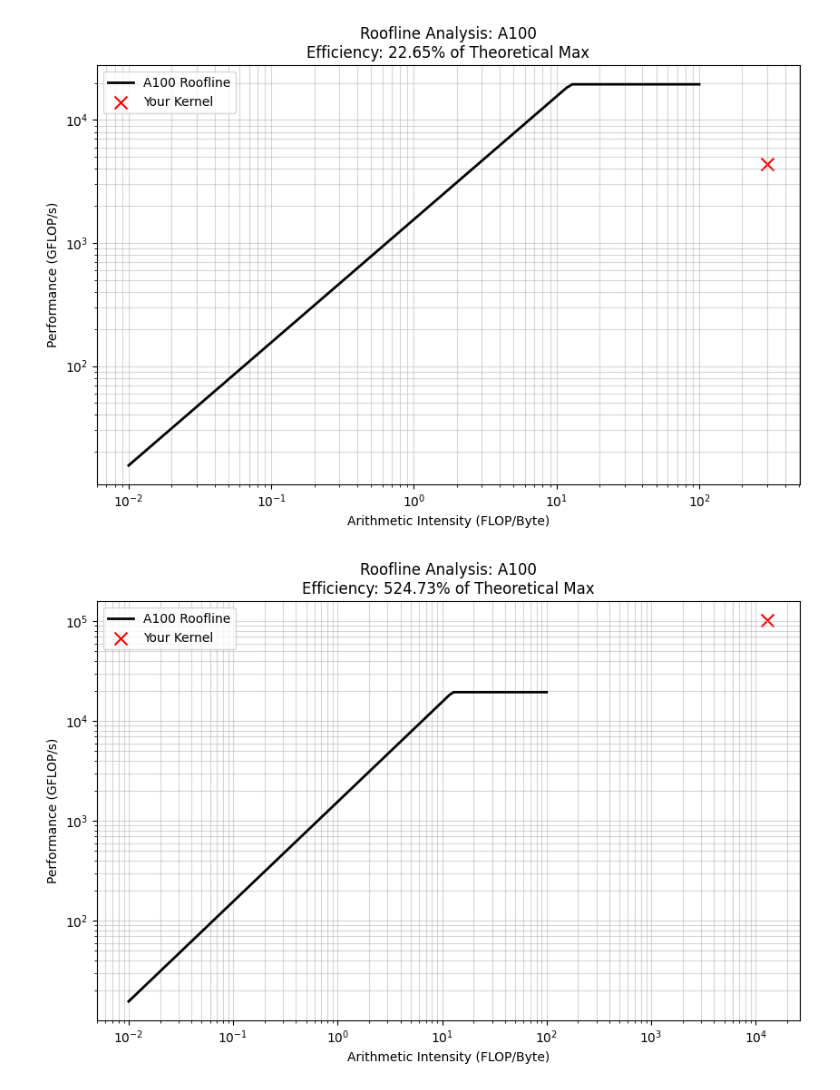
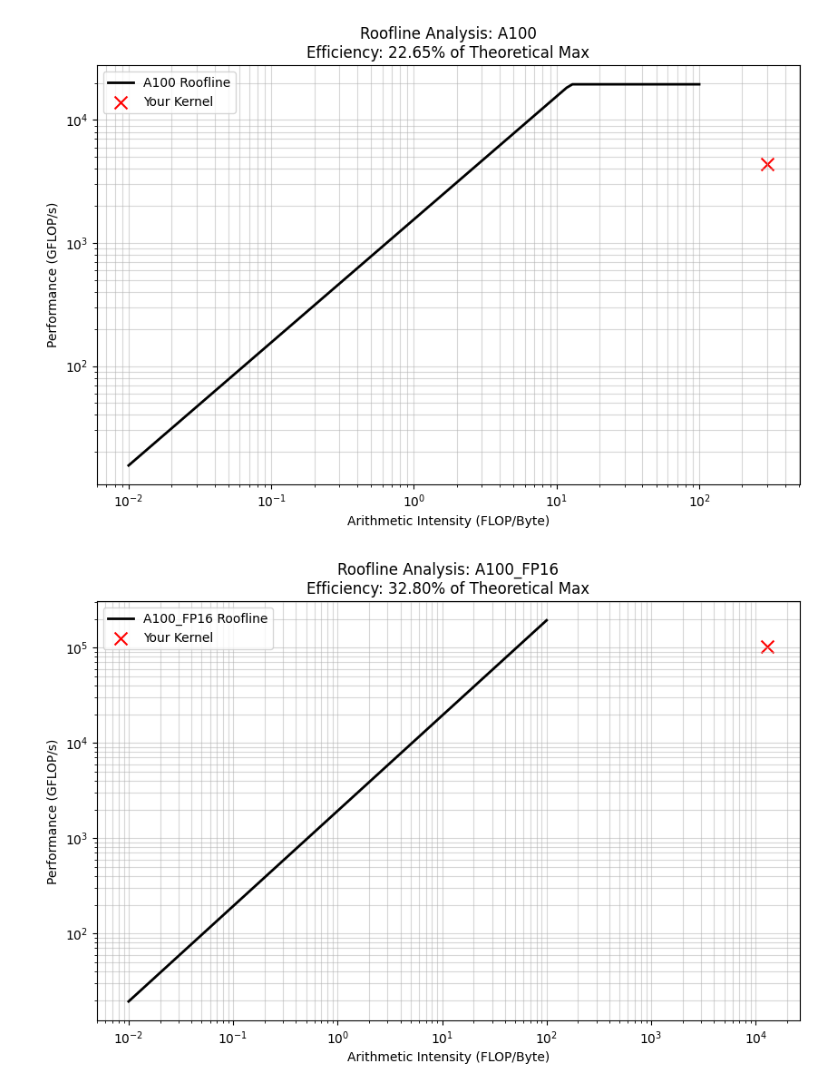
Before and after one commit to ayush-os/roofline-fun, a Jupyter notebook: roofline-gen.ipynb, the cells around one changed output. Saved outputs shown, nothing was run; the diff lists cells and outputs as text; code cells hidden in the pictures.

```diff
--- a/roofline-gen.ipynb
+++ b/roofline-gen.ipynb
@@ -78,10 +78,10 @@ plot_roofline(
 # %%
 # tensorCoreGEMM (A100)
 plot_roofline(
-    gpu_name='A100',
+    gpu_name='A100_FP16',
     kernel_flops=17179869184,
     kernel_bytes=1.32e6,
     kernel_time_ns=167900
 )
 # %% [output]
-[figure, old version]
+[figure, new version]
```
Also changed, not shown: parts of 2 cells of this notebook.
